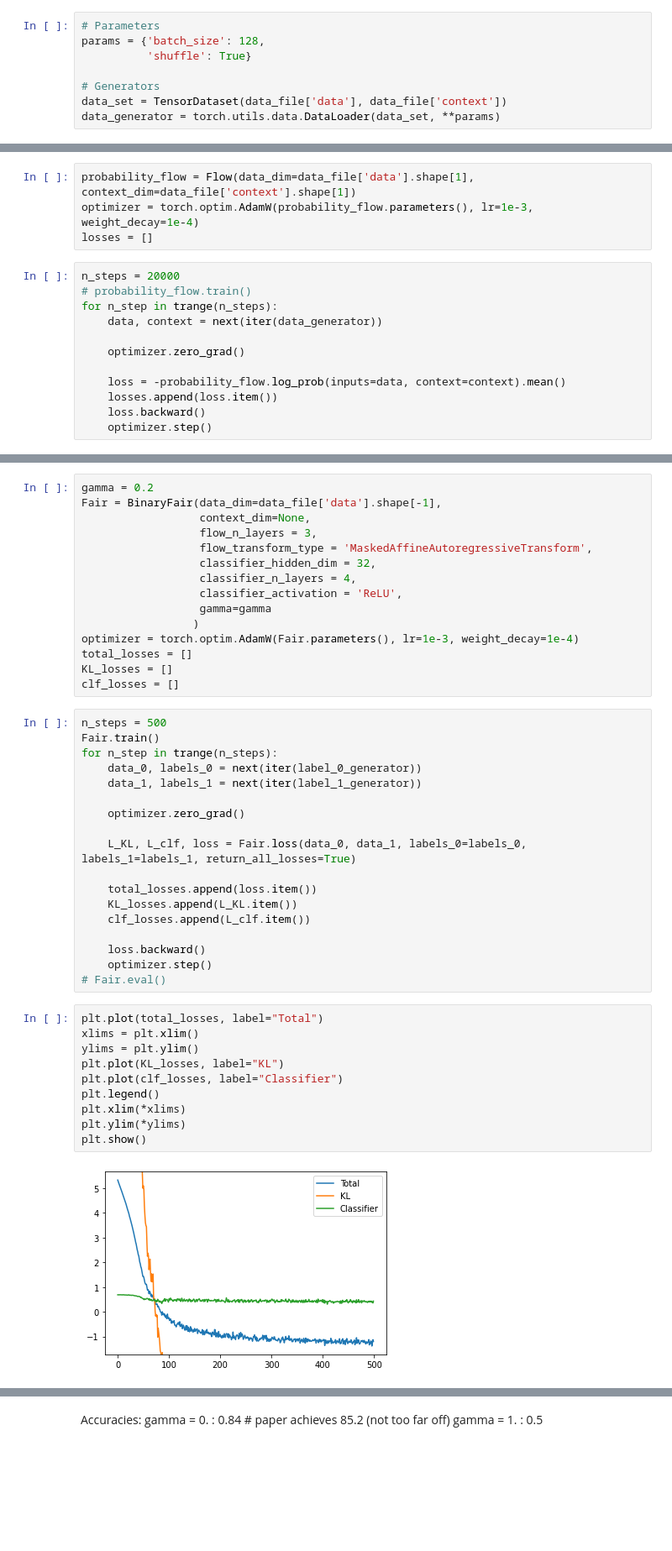
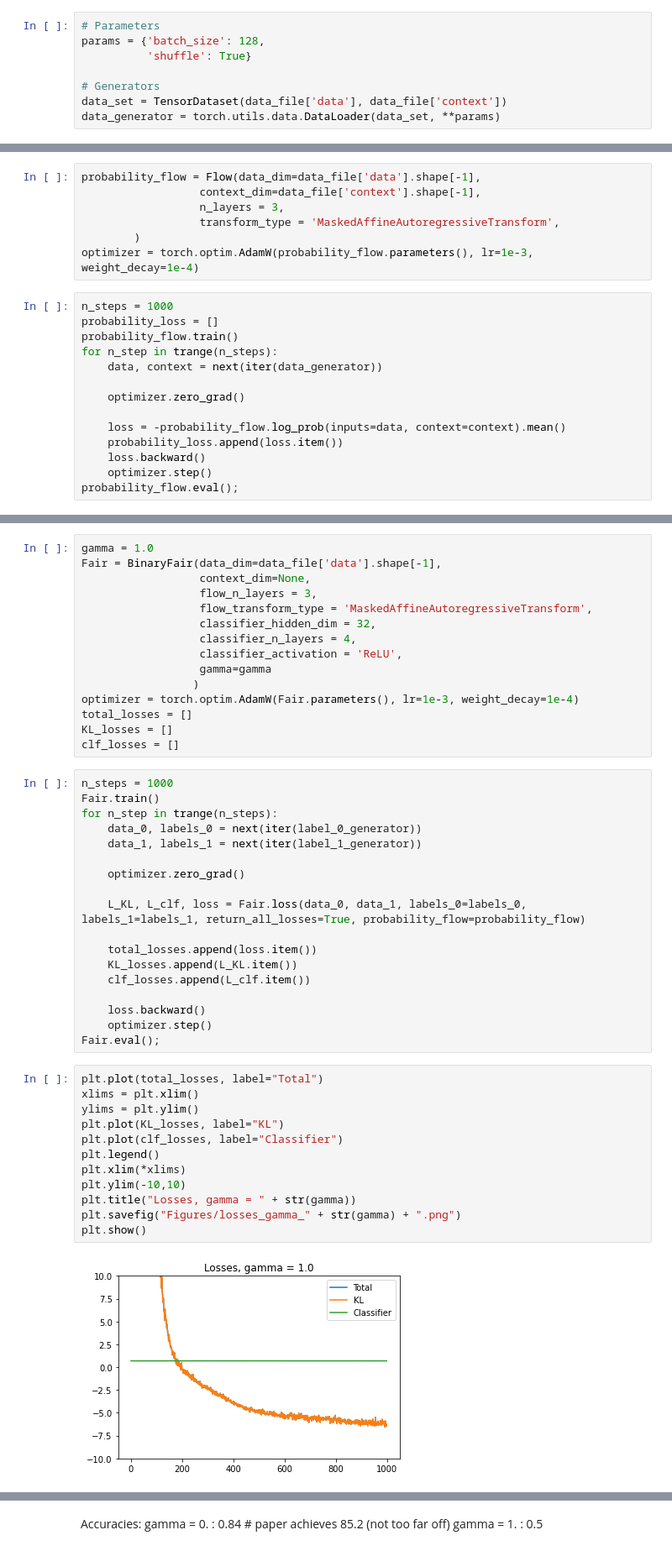
Before and after one commit to jtamanas/FNF4HEP, a Jupyter notebook: CrimeExample.ipynb, the cells around one changed output, grey strips where cells are left out. Shown at 84% size. Saved outputs shown, nothing was run; the diff lists cells and outputs as text; blank space fills up the shorter version.

```diff
--- a/CrimeExample.ipynb
+++ b/CrimeExample.ipynb
@@ -57,17 +52,22 @@ torch.Size([1994, 6])
 # %%
-probability_flow = Flow(data_dim=data_file['data'].shape[1], context_dim=data_file['context'].shape[1])
+probability_flow = Flow(data_dim=data_file['data'].shape[-1],
+                  context_dim=data_file['context'].shape[-1],
+                  n_layers = 3,
+                  transform_type = 'MaskedAffineAutoregressiveTransform',
+        )
 optimizer = torch.optim.AdamW(probability_flow.parameters(), lr=1e-3, weight_decay=1e-4)
-losses = []
 # %%
-n_steps = 20000
-# probability_flow.train()
+n_steps = 1000
+probability_loss = []
+probability_flow.train()
 for n_step in trange(n_steps):
     data, context = next(iter(data_generator))
 
     optimizer.zero_grad()
 
     loss = -probability_flow.log_prob(inputs=data, context=context).mean()
-    losses.append(loss.item())
+    probability_loss.append(loss.item())
     loss.backward()
     optimizer.step()
+probability_flow.eval();
 # %%
@@ -96,5 +94,5 @@ plt.scatter(*catData_embedded.T, c=catLabel, alpha=0.1, cmap='coolwarm')
 # %%
-gamma = 0.2
+gamma = 1.0
 Fair = BinaryFair(data_dim=data_file['data'].shape[-1],
                   context_dim=None,
                   flow_n_layers = 3,
@@ -109,7 +107,7 @@ total_losses = []
 KL_losses = []
 clf_losses = []
 # %%
-n_steps = 500
+n_steps = 1000
 Fair.train()
 for n_step in trange(n_steps):
     data_0, labels_0 = next(iter(label_0_generator))
@@ -117,7 +115,7 @@ for n_step in trange(n_steps):
 
     optimizer.zero_grad()
 
-    L_KL, L_clf, loss = Fair.loss(data_0, data_1, labels_0=labels_0, labels_1=labels_1, return_all_losses=True)
+    L_KL, L_clf, loss = Fair.loss(data_0, data_1, labels_0=labels_0, labels_1=labels_1, return_all_losses=True, probability_flow=probability_flow)
 
     total_losses.append(loss.item())
     KL_losses.append(L_KL.item())
@@ -125,16 +123,18 @@ for n_step in trange(n_steps):
 
     loss.backward()
     optimizer.step()
-# Fair.eval()
+Fair.eval();
 # %%
 plt.plot(total_losses, label="Total")
 xlims = plt.xlim()
 ylims = plt.ylim()
 plt.plot(KL_losses, label="KL")
 plt.plot(clf_losses, label="Classifier")
 plt.legend()
 plt.xlim(*xlims)
-plt.ylim(*ylims)
+plt.ylim(-10,10)
+plt.title("Losses, gamma = " + str(gamma))
+plt.savefig("Figures/losses_gamma_" + str(gamma) + ".png")
 plt.show()
 # %% [output]
-[figure, old version]
+[figure, new version]
```
Also changed, not shown: parts of 15 cells of this notebook, 11 other files.
